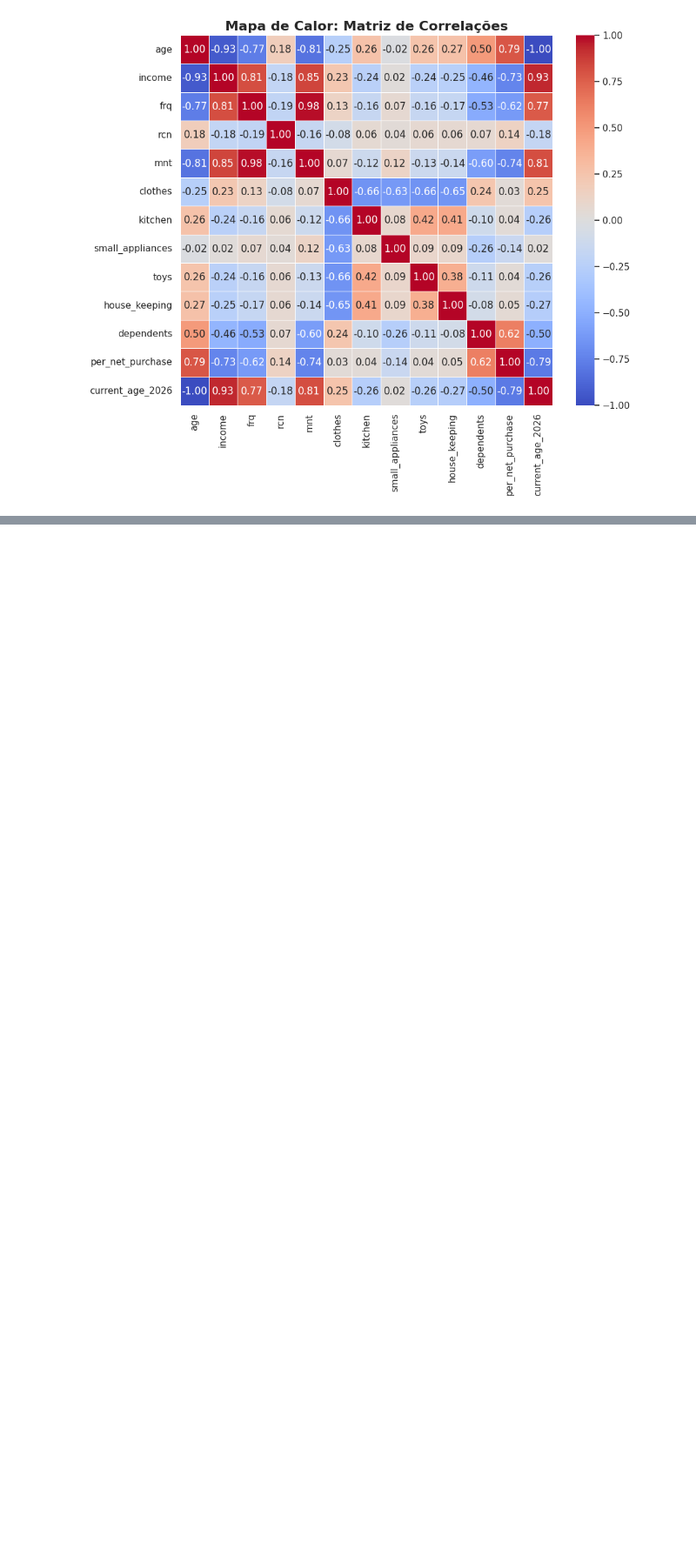
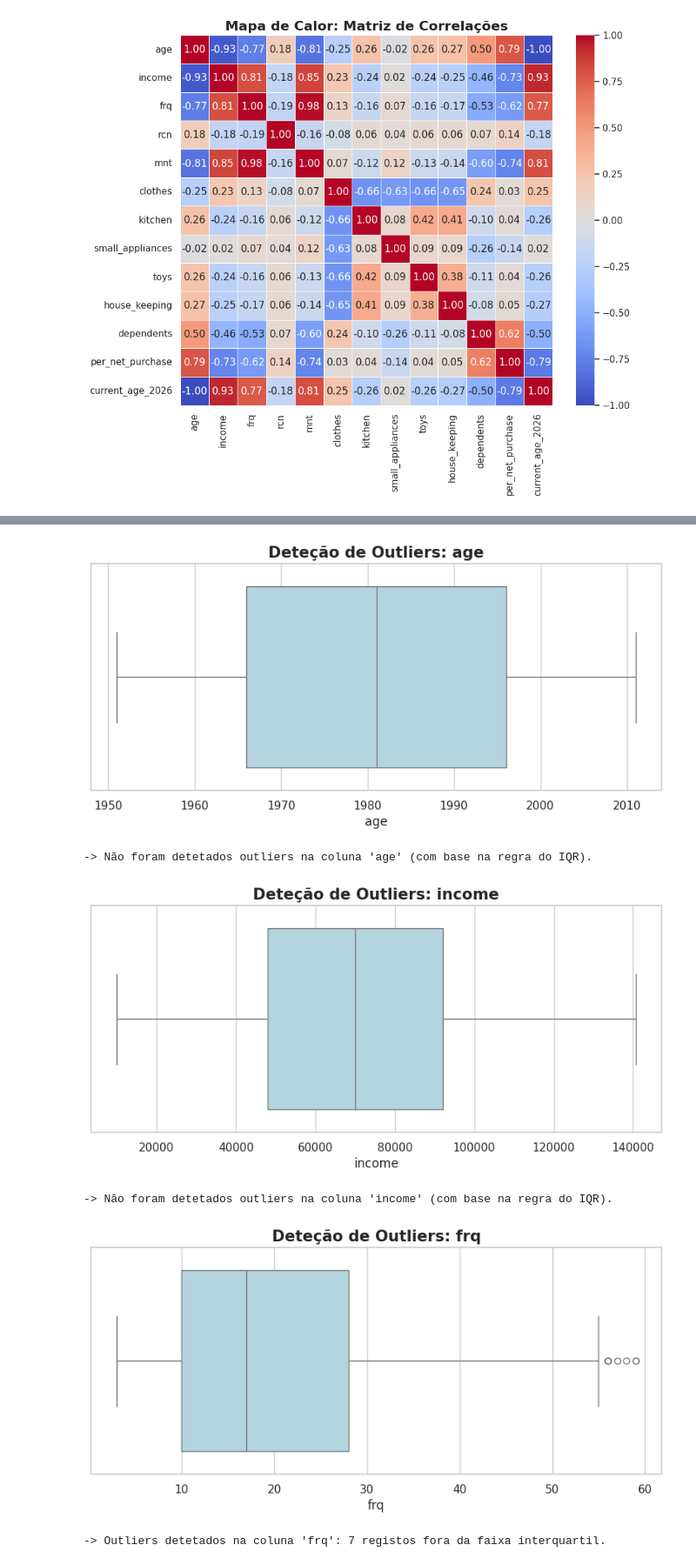
Before and after one commit to MPCCoder/Data-Science-e-Modelos-Preditivos, a Jupyter notebook: Data_Science_e_Modelos_Preditivos_Lab3.ipynb, the cells around one changed output, grey strips where cells are left out. Shown at 87% size. Saved outputs shown, nothing was run; the diff lists cells and outputs as text; code cells hidden in the pictures; blank space fills up the shorter version.

```diff
--- a/Data_Science_e_Modelos_Preditivos_Lab3.ipynb
+++ b/Data_Science_e_Modelos_Preditivos_Lab3.ipynb
@@ -336,0 +626,17 @@ plt.show()
+# %%
+from sklearn.preprocessing import StandardScaler
+
+# Variáveis numéricas que precisam de standardização
+colunas_para_escalar = [
+    'income', 'current_age_2026', 'rcn', 'mnt', 'frq',
+    'Valor_Clothes', 'Valor_Kitchen', 'Valor_Small_appliances',
+    'Valor_Toys', 'Valor_House_keeping'
+]
+
+scaler = StandardScaler()
+
+# Ajustar (fit) e transformar os dados
+df[colunas_para_escalar] = scaler.fit_transform(df[colunas_para_escalar])
+
+print("Variáveis padronizadas! Média da coluna 'income' agora:")
+print(round(df['income'].mean(), 5))
@@ -336,0 +687,33 @@ plt.show()
+# %%
+# Selecionar apenas as colunas numéricas do DataFrame
+numerical_cols = df.select_dtypes(include=np.number).columns.tolist()
+
+# Remover a coluna 'age' original e 'current_age_2026' se já tiver sido tratada separadamente, ou se a intenção for apenas ver as outras
+# No entanto, para este exercício, vamos plotar todas as numéricas incluindo as idades.
+
+for col in numerical_cols:
+    plt.figure(figsize=(10, 4))
+    sns.boxplot(data=df, x=col, color='lightblue')
+    plt.title(f'Deteção de Outliers: {col}', fontsize=15, fontweight='bold')
+    plt.xlabel(col, fontsize=12)
+    plt.show()
+
+    # Adicionar uma análise básica de outliers para cada coluna
+    Q1 = df[col].quantile(0.25)
+    Q3 = df[col].quantile(0.75)
+    IQR = Q3 - Q1
+    lower_bound = Q1 - 1.5 * IQR
+    upper_bound = Q3 + 1.5 * IQR
+
+    outliers = df[(df[col] < lower_bound) | (df[col] > upper_bound)][col]
+    if not outliers.empty:
+        print(f"-> Outliers detetados na coluna '{col}': {len(outliers)} registos fora da faixa interquartil.\n")
+    else:
+        print(f"-> Não foram detetados outliers na coluna '{col}' (com base na regra do IQR).\n")
+# %% [output]
+[figure, added]
+-> Não foram detetados outliers na coluna 'age' (com base na regra do IQR).
+[figure, added]
+-> Não foram detetados outliers na coluna 'income' (com base na regra do IQR).
+[figure, added]
+-> Outliers detetados na coluna 'frq': 7 registos fora da faixa interquartil.
```
Also changed, not shown: parts of 31 cells of this notebook.
